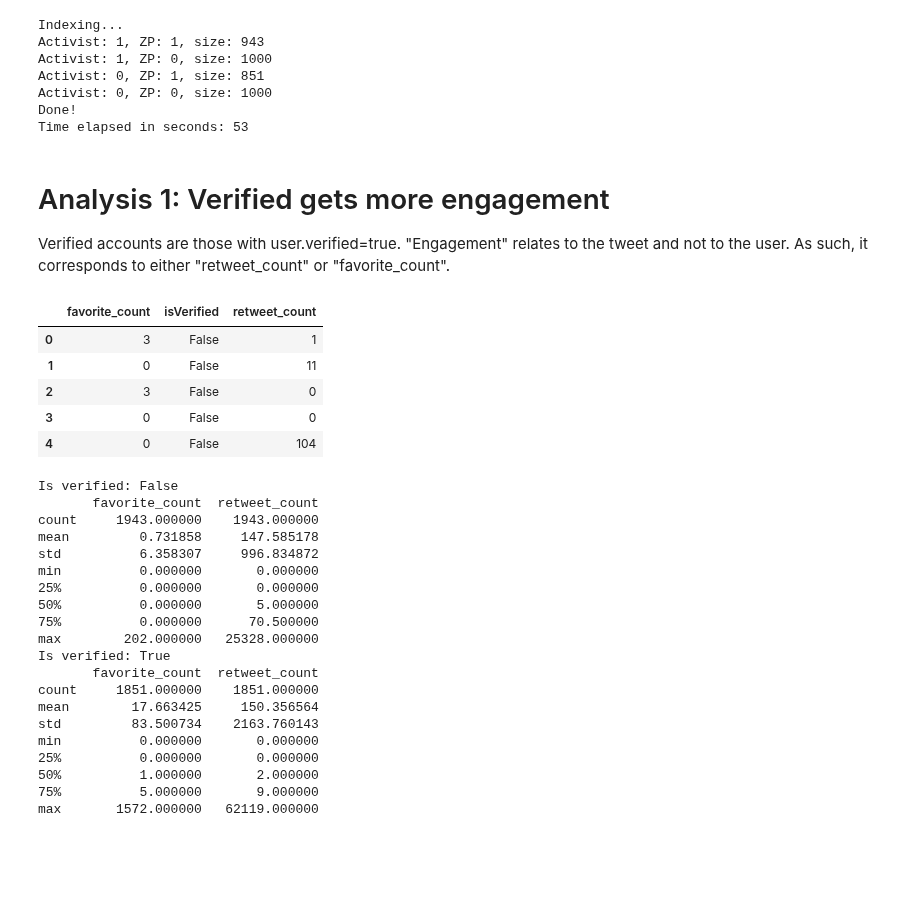
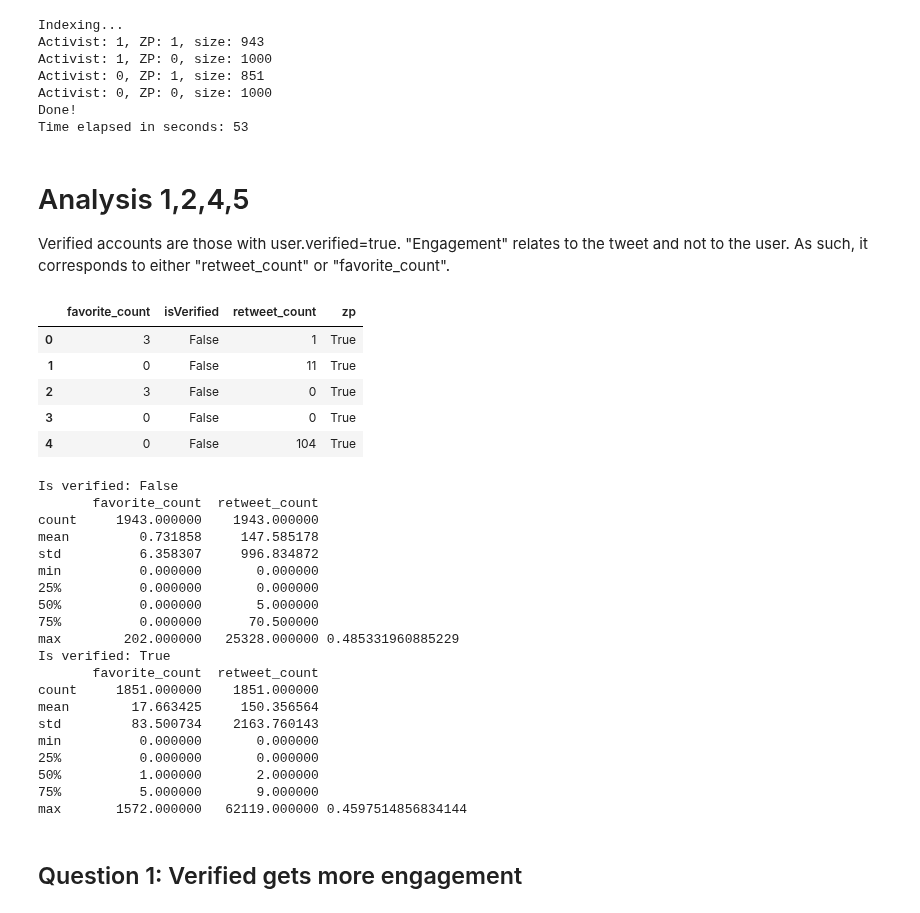
Before and after one commit to dbountouridis/ZwartePietTweets, a Jupyter notebook: read_and_index.ipynb, the cells around one changed output. Drawn from its saved outputs; the diff is of its cells as text; code cells hidden in the pictures; blank space fills up the shorter version.

```diff
--- a/read_and_index.ipynb
+++ b/read_and_index.ipynb
@@ -180,42 +180,43 @@ Activist: 0, ZP: 0, size: 1000
 Done!
 Time elapsed in seconds: 53
 # %% [markdown]
-# Analysis 1: Verified gets more engagement
+# Analysis 1,2,4,5
 Verified accounts are those with user.verified=true. "Engagement" relates to the tweet and not to the user. As such, it corresponds to either "retweet_count" or "favorite_count".
 # %%
 from elasticsearch_dsl import Search
 from elasticsearch_dsl.query import MultiMatch, Match
 from elasticsearch_dsl import Q
 
 def exportJson(j, outfile):
     with open(outfile, "w") as data_file:
         json.dump(j, data_file, indent=2)
 
 q1 =  Q("match", user__verified="false")
 q2 =  Q("match", user__verified="true")
 
 # Structure to hold analysis
-data = {"retweet_count":[],"favorite_count":[],"isVerified":[]}
+data = {"retweet_count":[],"favorite_count":[],"isVerified":[],"zp":[]}
 
 # Quering
 for q, isVerified in [(q1,False), (q2,True)]:
     s = Search().using(es).query(q)
     response = s.execute()
     exportJson(response.to_dict(),"res.json")
     for hit in s.scan(): # Scan allows for
             data["retweet_count"].append(hit.retweet_count)
             data["favorite_count"].append(hit.favorite_count)
             data["isVerified"].append(isVerified)
+            data["zp"].append(hit.zp)
 
 df = pd.DataFrame(data)
 df.head()
 # %% [output]
-|  | favorite_count | isVerified | retweet_count |
-| 0 | 3 | False | 1 |
-| 1 | 0 | False | 11 |
-| 2 | 3 | False | 0 |
-| 3 | 0 | False | 0 |
-| 4 | 0 | False | 104 |
+|  | favorite_count | isVerified | retweet_count | zp |
+| 0 | 3 | False | 1 | True |
+| 1 | 0 | False | 11 | True |
+| 2 | 3 | False | 0 | True |
+| 3 | 0 | False | 0 | True |
+| 4 | 0 | False | 104 | True |
 # %%
 """ Summary statistics """
 for g, group in df.groupby(["isVerified"]):
@@ -231,7 +232,7 @@ min          0.000000       0.000000
 25%          0.000000       0.000000
 50%          0.000000       5.000000
 75%          0.000000      70.500000
-max        202.000000   25328.000000
+max        202.000000   25328.000000 0.485331960885229
 Is verified: True
        favorite_count  retweet_count
 count     1851.000000    1851.000000
@@ -241,7 +242,7 @@ min          0.000000       0.000000
 25%          0.000000       0.000000
 50%          1.000000       2.000000
 75%          5.000000       9.000000
-max       1572.000000   62119.000000
+max       1572.000000   62119.000000 0.4597514856834144
 # %%
 """ Histograms of retweet_count and favorite_count"""
 df_ = df[df.retweet_count < 50]
@@ -249,6 +250,8 @@ df_ = df[df.retweet_count < 50]
 
 df_ = df[df.favorite_count < 20]
 #hist = df_.hist(column="favorite_count",by="isVerified")
+# %% [markdown]
+## Question 1: Verified gets more engagement
 # %%
 import seaborn as sns
 import matplotlib.pyplot as plt
```
Also changed, not shown: parts of 11 cells of this notebook.
